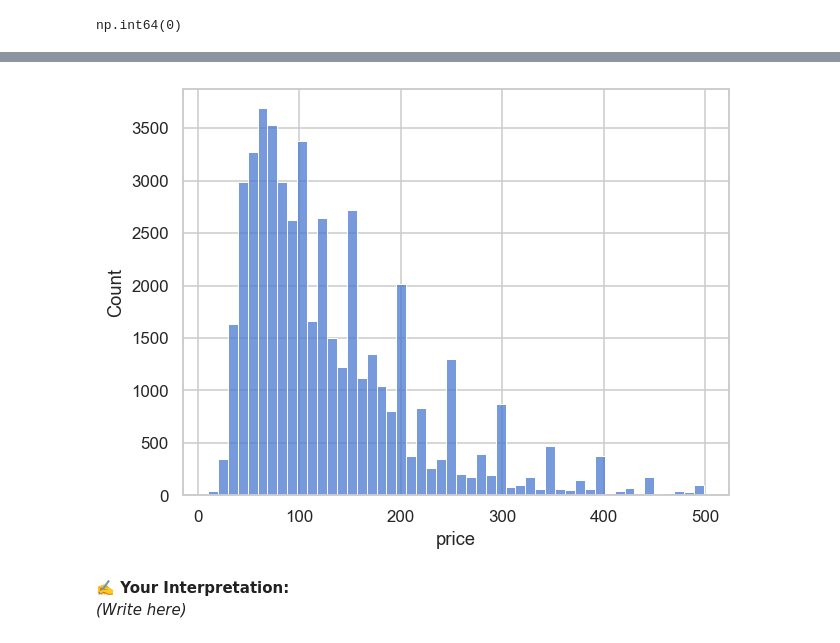
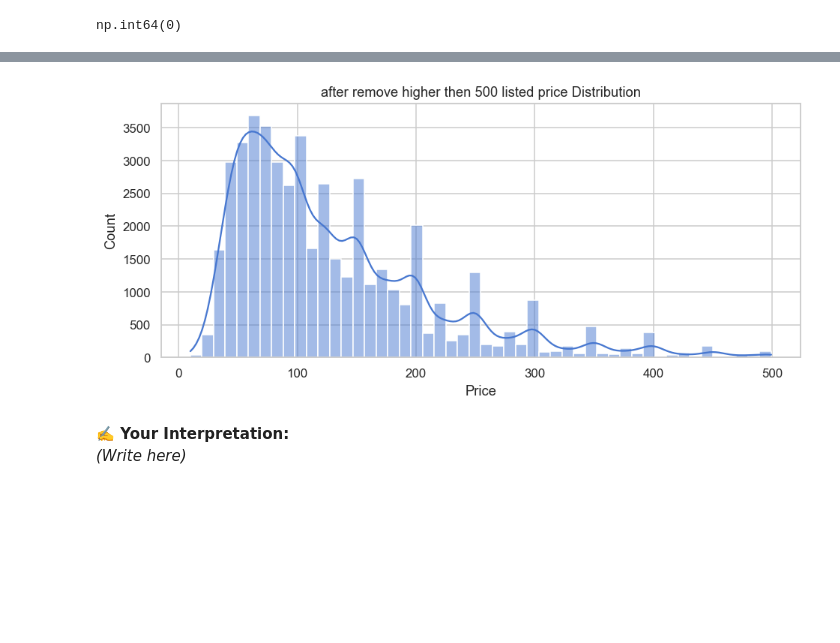
Before and after one commit to tashfeen786/Netsol-week-2, a Jupyter notebook: EDA_Assignment_NYC_Airbnb (1).ipynb, the cells around one changed output, grey strips where cells are left out. Cells and saved outputs as stored; diff of their text form; code cells hidden in the pictures; blank space fills up the shorter version.

```diff
--- a/EDA_Assignment_NYC_Airbnb (1).ipynb
+++ b/EDA_Assignment_NYC_Airbnb (1).ipynb
@@ -336,16 +341,14 @@ After Removing zero listed price
 # %%
 df = df[df['price'] < 500]
-# %%
-import numpy as np
-import seaborn as sns
-import matplotlib.pyplot as plt
-print()
-df['price'] =(df['price'])
-
-sns.histplot(df['price'], bins=50)
-plt.show()
-# %% [output]
-[figure, removed]
+# %%
+plt.figure(figsize=(10,4))
+sns.histplot(df['price'], bins=50, kde=True)
+plt.title("after remove higher then 500 listed price Distribution")
+plt.xlabel("Price")
+plt.ylabel("Count")
+plt.show()
+# %% [output]
+[figure, added]
 # %% [markdown]
 **✍️ Your Interpretation:**
 *(Write here)*
```
Also changed, not shown: parts of 4 cells of this notebook.
